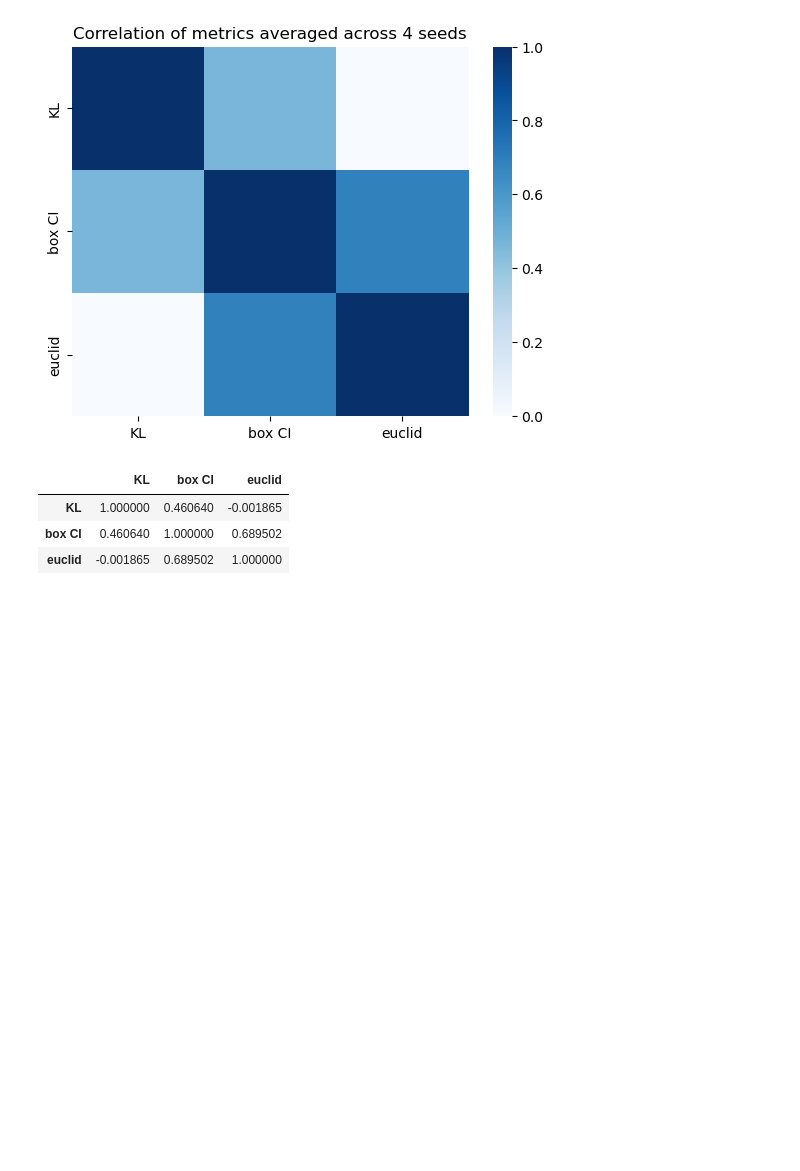
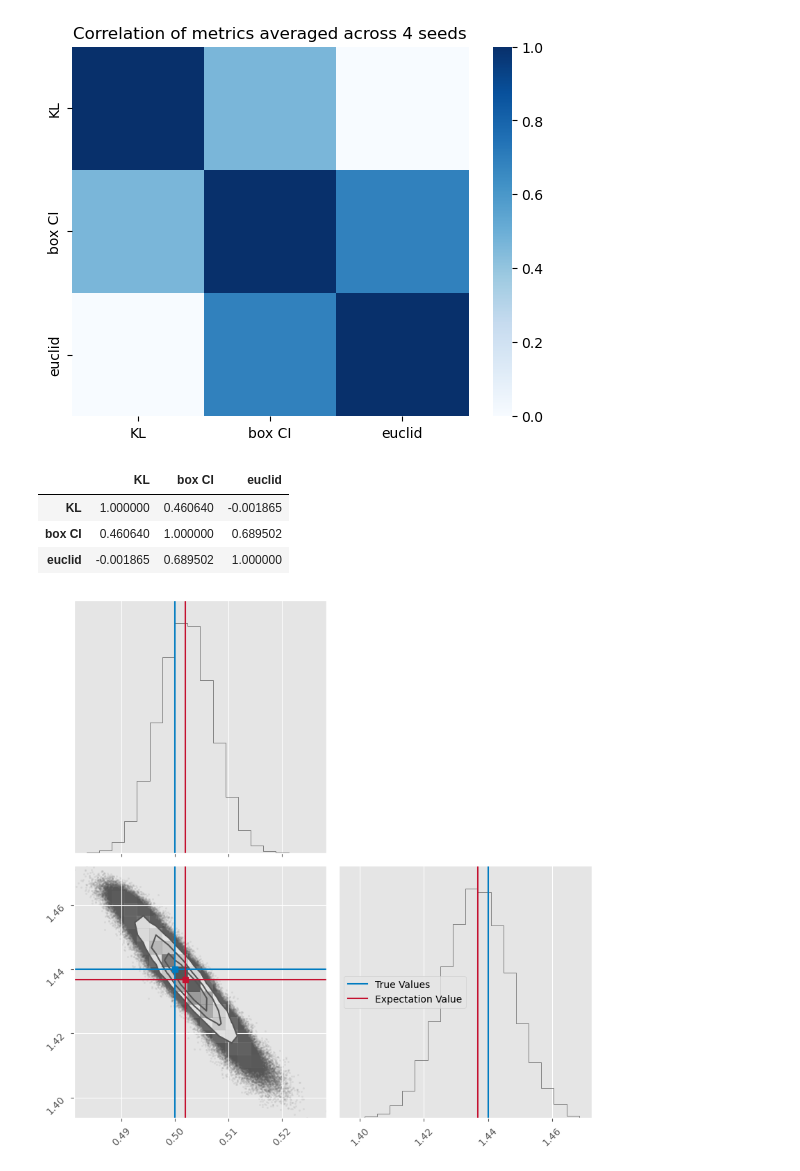
Before and after one commit to valentine-alia/BPE, a Jupyter notebook: concatenating_experiment/concatenating_stuff.ipynb, the cells around one changed output. Saved outputs shown, nothing was run; the diff lists cells and outputs as text; code cells hidden in the pictures; blank space fills up the shorter version.

Commit message:
plott

```diff
--- a/concatenating_experiment/concatenating_stuff.ipynb
+++ b/concatenating_experiment/concatenating_stuff.ipynb
@@ -595,0 +566,21 @@ averaged_metrics.corr()
+# %%
+truth[0]
+moment = vp20.moments()[0]
+# %%
+plt.style.use("ggplot")
+# use red first, then blue then green for single plots
+red = "#C41230"
+blue  = "#007BC0"
+green = "#009647"
+fig = plt.figure(figsize=(10,10))
+fig = corner.corner(Xs,fig = fig)
+
+corner.overplot_lines(fig, truth, color=blue, label = "True Values")
+corner.overplot_points(fig, truth[None], marker="s", color=blue)
+corner.overplot_lines(fig, moment, color=red, label = "Expectation Value")
+corner.overplot_points(fig, moment[None], marker="s", color=red)
+plt.legend()
+
+plt.show()
+# %% [output]
+[figure, added]
```
Also changed, not shown: parts of 9 cells of this notebook, 16 other files.
